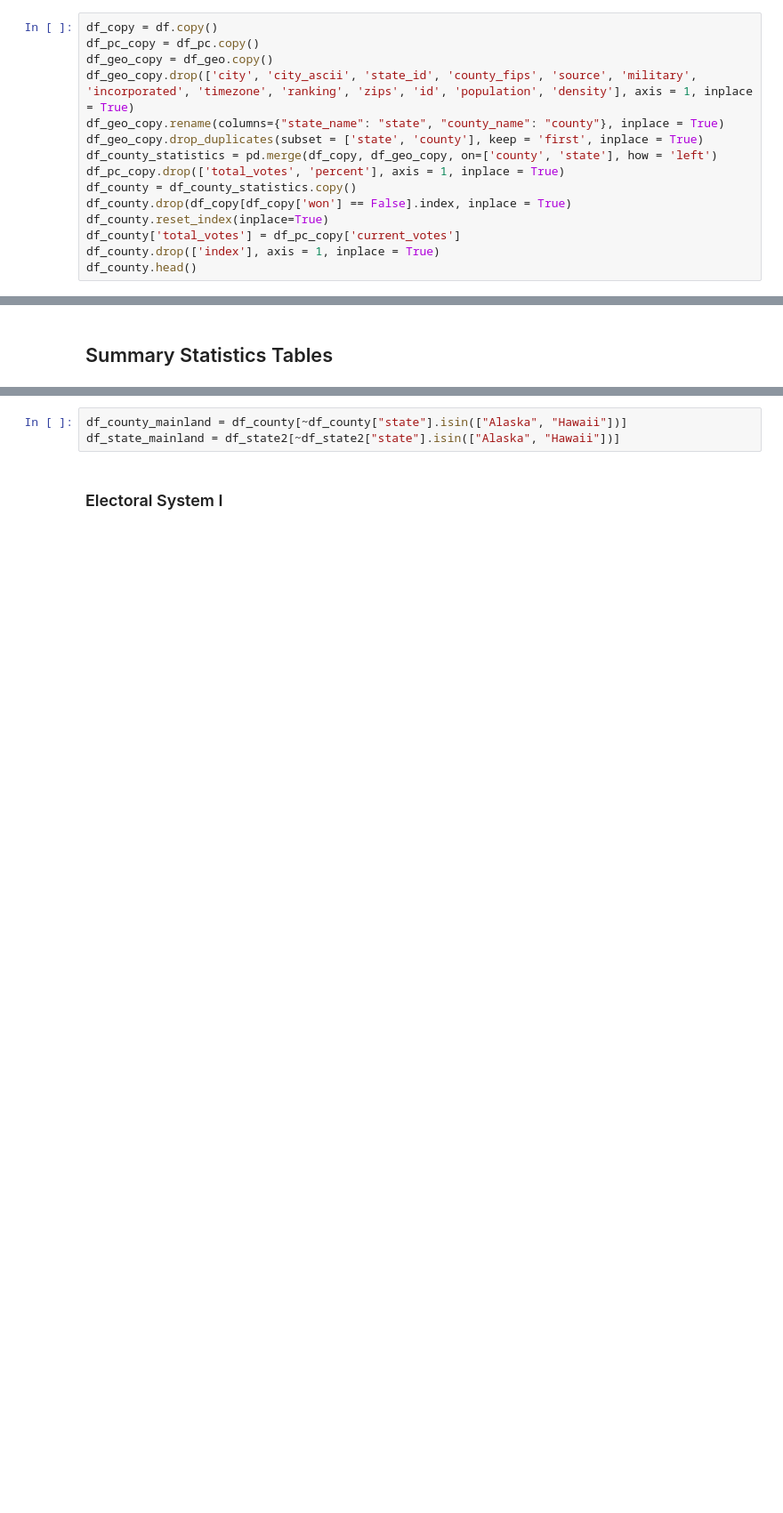
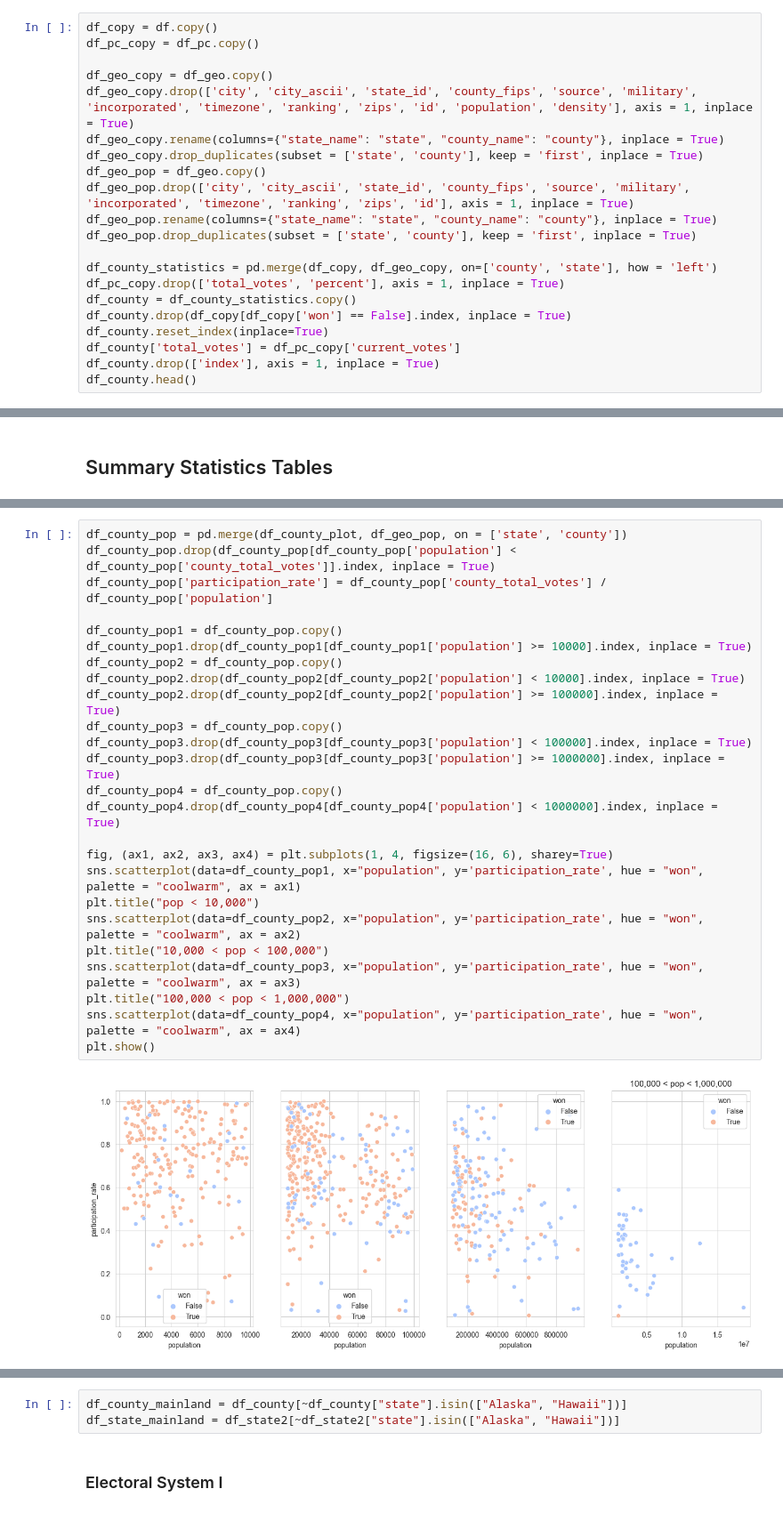
Before and after one commit to AllysonCui/ECO225, a Jupyter notebook: Code/Project 1/Project_1.ipynb, the cells around one changed output, grey strips where cells are left out. Shown at 89% size. Saved outputs shown, nothing was run; the diff lists cells and outputs as text; blank space fills up the shorter version.

```diff
--- a/Code/Project 1/Project_1.ipynb
+++ b/Code/Project 1/Project_1.ipynb
@@ -125,10 +136,16 @@ df_pc['county'] = df_pc['county'].str.replace(' County', '')
 # %%
 df_copy = df.copy()
 df_pc_copy = df_pc.copy()
+
 df_geo_copy = df_geo.copy()
 df_geo_copy.drop(['city', 'city_ascii', 'state_id', 'county_fips', 'source', 'military', 'incorporated', 'timezone', 'ranking', 'zips', 'id', 'population', 'density'], axis = 1, inplace = True)
 df_geo_copy.rename(columns={"state_name": "state", "county_name": "county"}, inplace = True)
 df_geo_copy.drop_duplicates(subset = ['state', 'county'], keep = 'first', inplace = True)
+df_geo_pop = df_geo.copy()
+df_geo_pop.drop(['city', 'city_ascii', 'state_id', 'county_fips', 'source', 'military', 'incorporated', 'timezone', 'ranking', 'zips', 'id'], axis = 1, inplace = True)
+df_geo_pop.rename(columns={"state_name": "state", "county_name": "county"}, inplace = True)
+df_geo_pop.drop_duplicates(subset = ['state', 'county'], keep = 'first', inplace = True)
+
 df_county_statistics = pd.merge(df_copy, df_geo_copy, on=['county', 'state'], how = 'left')
 df_pc_copy.drop(['total_votes', 'percent'], axis = 1, inplace = True)
 df_county = df_county_statistics.copy()
@@ -322,0 +377,27 @@ As from the data, the number and the size of counties within a state varies enor
+# %%
+df_county_pop = pd.merge(df_county_plot, df_geo_pop, on = ['state', 'county'])
+df_county_pop.drop(df_county_pop[df_county_pop['population'] < df_county_pop['county_total_votes']].index, inplace = True)
+df_county_pop['participation_rate'] = df_county_pop['county_total_votes'] / df_county_pop['population']
+
+df_county_pop1 = df_county_pop.copy()
+df_county_pop1.drop(df_county_pop1[df_county_pop1['population'] >= 10000].index, inplace = True)
+df_county_pop2 = df_county_pop.copy()
+df_county_pop2.drop(df_county_pop2[df_county_pop2['population'] < 10000].index, inplace = True)
+df_county_pop2.drop(df_county_pop2[df_county_pop2['population'] >= 100000].index, inplace = True)
+df_county_pop3 = df_county_pop.copy()
+df_county_pop3.drop(df_county_pop3[df_county_pop3['population'] < 100000].index, inplace = True)
+df_county_pop3.drop(df_county_pop3[df_county_pop3['population'] >= 1000000].index, inplace = True)
+df_county_pop4 = df_county_pop.copy()
+df_county_pop4.drop(df_county_pop4[df_county_pop4['population'] < 1000000].index, inplace = True)
+
+fig, (ax1, ax2, ax3, ax4) = plt.subplots(1, 4, figsize=(16, 6), sharey=True)
+sns.scatterplot(data=df_county_pop1, x="population", y='participation_rate', hue = "won", palette = "coolwarm", ax = ax1)
+plt.title("pop < 10,000")
+sns.scatterplot(data=df_county_pop2, x="population", y='participation_rate', hue = "won", palette = "coolwarm", ax = ax2)
+plt.title("10,000 < pop < 100,000")
+sns.scatterplot(data=df_county_pop3, x="population", y='participation_rate', hue = "won", palette = "coolwarm", ax = ax3)
+plt.title("100,000 < pop < 1,000,000")
+sns.scatterplot(data=df_county_pop4, x="population", y='participation_rate', hue = "won", palette = "coolwarm", ax = ax4)
+plt.show()
+# %% [output]
+[figure, added]
```
Also changed, not shown: parts of 64 cells of this notebook, 1 other file.
